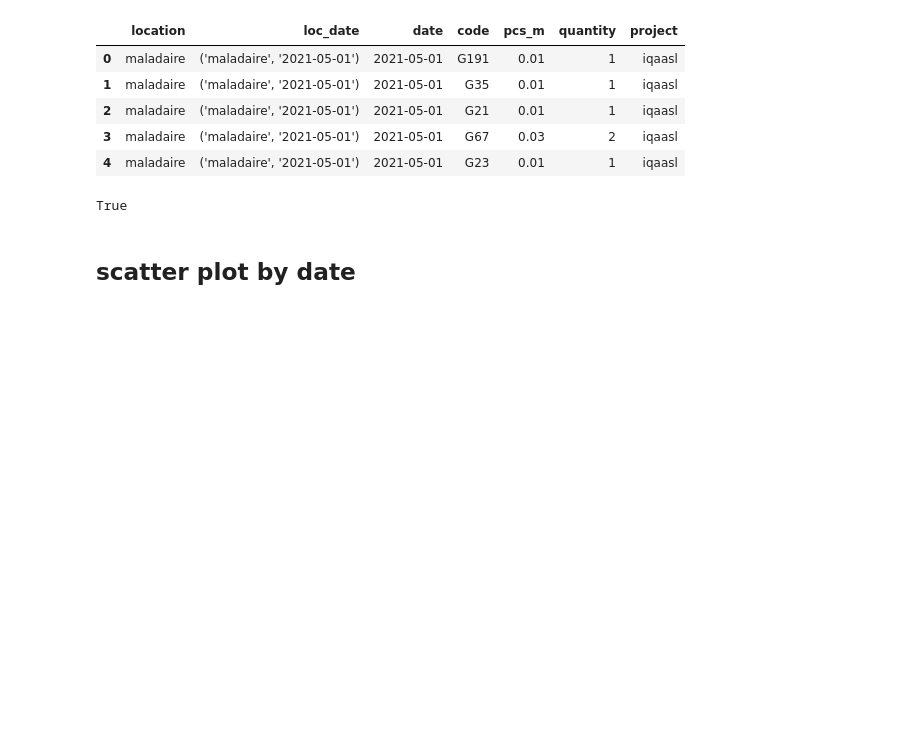
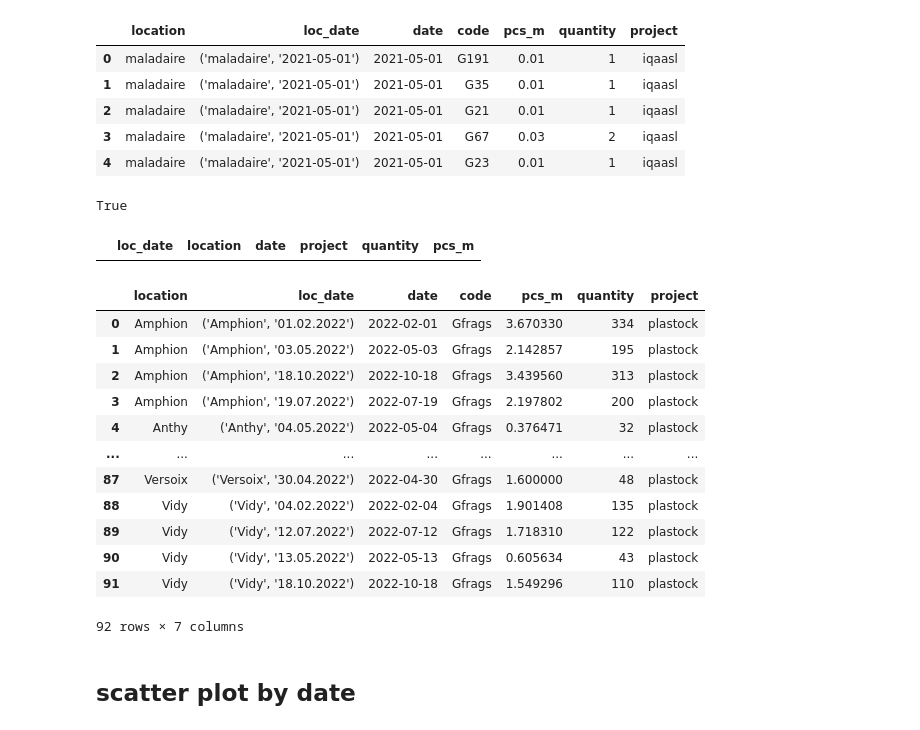
Before and after one commit to AssociationSauvegardeLeman/plastock, a Jupyter notebook: plastock_iqaasl.ipynb, the cells around one changed output. Cells and saved outputs as stored; diff of their text form; code cells hidden in the pictures; blank space fills up the shorter version.

```diff
--- a/plastock_iqaasl.ipynb
+++ b/plastock_iqaasl.ipynb
@@ -177,6 +177,26 @@ pstock_gfrags = pstock[pstock.code == "Gfrags"].quantity.sum()
 cgfrags == gfrag_isolated == pstock_gfrags
 # %% [output]
 True
+# %%
+pstock[pstock.code.isin(plasticpcs)].groupby(columns, as_index=False).agg(operations)
+# %% [output]
+|  | loc_date | location | date | project | quantity | pcs_m |
+# %%
+pstock[pstock.code == "Gfrags"]
+# %% [output]
+|  | location | loc_date | date | code | pcs_m | quantity | project |
+| 0 | Amphion | ('Amphion', '01.02.2022') | 2022-02-01 | Gfrags | 3.670330 | 334 | plastock |
+| 1 | Amphion | ('Amphion', '03.05.2022') | 2022-05-03 | Gfrags | 2.142857 | 195 | plastock |
+| 2 | Amphion | ('Amphion', '18.10.2022') | 2022-10-18 | Gfrags | 3.439560 | 313 | plastock |
+| 3 | Amphion | ('Amphion', '19.07.2022') | 2022-07-19 | Gfrags | 2.197802 | 200 | plastock |
+| 4 | Anthy | ('Anthy', '04.05.2022') | 2022-05-04 | Gfrags | 0.376471 | 32 | plastock |
+| ... | ... | ... | ... | ... | ... | ... | ... |
+| 87 | Versoix | ('Versoix', '30.04.2022') | 2022-04-30 | Gfrags | 1.600000 | 48 | plastock |
+| 88 | Vidy | ('Vidy', '04.02.2022') | 2022-02-04 | Gfrags | 1.901408 | 135 | plastock |
+| 89 | Vidy | ('Vidy', '12.07.2022') | 2022-07-12 | Gfrags | 1.718310 | 122 | plastock |
+| 90 | Vidy | ('Vidy', '13.05.2022') | 2022-05-13 | Gfrags | 0.605634 | 43 | plastock |
+| 91 | Vidy | ('Vidy', '18.10.2022') | 2022-10-18 | Gfrags | 1.549296 | 110 | plastock |
+92 rows × 7 columns
 # %% [markdown]
 ## scatter plot by date
 # %%
```
Also changed, not shown: parts of 4 cells of this notebook.
